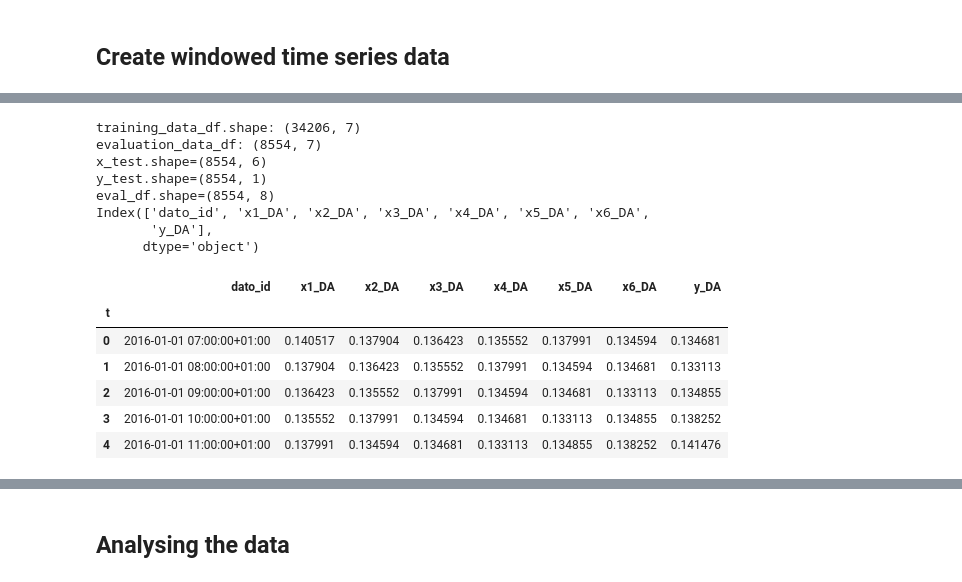
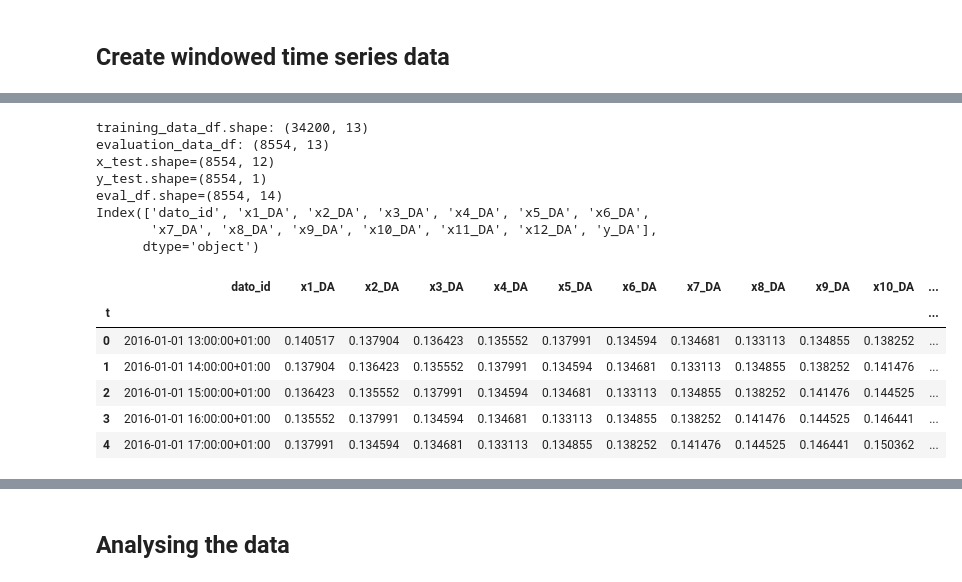
Before and after one commit to AndreasBordvik/FYS-STK4155-Prj3_report, a Jupyter notebook: code/LSTM_alternative/Time_series.ipynb, the cells around one changed output, grey strips where cells are left out. Drawn from its saved outputs; the diff is of its cells as text; code cells hidden in the pictures.

```diff
--- a/code/LSTM_alternative/Time_series.ipynb
+++ b/code/LSTM_alternative/Time_series.ipynb
@@ -232,43 +232,43 @@ evaluation_data_df: (8554, 7)
 # %%
 # Time series slicing parameters
-nbf_features = input_window = 6
+nbf_features = input_window = 12
 nbf_outputs = output_window = 1
 
 # Creating time series traing and evaluation (test) data besed on sliding window approach
 x_train, y_train, x_test, y_test, train_df, eval_df = create_time_series_data(training_df,
                                                                               forcast_sol_df,
                                                                               nbf_features,
                                                                               nbf_outputs,
                                                                               column_key="NO5_day_ahead_prices",
                                                                               column_suffix="DA",
                                                                               include_target_outputs=True)
 print(f"{x_test.shape=}")
 print(f"{y_test.shape=}")
 print(f"{eval_df.shape=}")
 print(eval_df.columns)
 
 # Displaying time series data
 train_df.index.name = "t"
 display(train_df.head())
 
 # Save the table.
 train_df.head().to_csv("time_series_data.csv")
 
 
 display(eval_df.head())
 # %% [output]
-training_data_df.shape: (34206, 7)
-evaluation_data_df: (8554, 7)
-x_test.shape=(8554, 6)
+training_data_df.shape: (34200, 13)
+evaluation_data_df: (8554, 13)
+x_test.shape=(8554, 12)
 y_test.shape=(8554, 1)
-eval_df.shape=(8554, 8)
+eval_df.shape=(8554, 14)
 Index(['dato_id', 'x1_DA', 'x2_DA', 'x3_DA', 'x4_DA', 'x5_DA', 'x6_DA',
-       'y_DA'],
+       'x7_DA', 'x8_DA', 'x9_DA', 'x10_DA', 'x11_DA', 'x12_DA', 'y_DA'],
       dtype='object')
-|  | dato_id | x1_DA | x2_DA | x3_DA | x4_DA | x5_DA | x6_DA | y_DA |
-| t |  |  |  |  |  |  |  |  |
-| 0 | 2016-01-01 07:00:00+01:00 | 0.140517 | 0.137904 | 0.136423 | 0.135552 | 0.137991 | 0.134594 | 0.134681 |
-| 1 | 2016-01-01 08:00:00+01:00 | 0.137904 | 0.136423 | 0.135552 | 0.137991 | 0.134594 | 0.134681 | 0.133113 |
-| 2 | 2016-01-01 09:00:00+01:00 | 0.136423 | 0.135552 | 0.137991 | 0.134594 | 0.134681 | 0.133113 | 0.134855 |
-| 3 | 2016-01-01 10:00:00+01:00 | 0.135552 | 0.137991 | 0.134594 | 0.134681 | 0.133113 | 0.134855 | 0.138252 |
-| 4 | 2016-01-01 11:00:00+01:00 | 0.137991 | 0.134594 | 0.134681 | 0.133113 | 0.134855 | 0.138252 | 0.141476 |
+|  | dato_id | x1_DA | x2_DA | x3_DA | x4_DA | x5_DA | x6_DA | x7_DA | x8_DA | x9_DA | x10_DA | ... |
+| t |  |  |  |  |  |  |  |  |  |  |  | ... |
+| 0 | 2016-01-01 13:00:00+01:00 | 0.140517 | 0.137904 | 0.136423 | 0.135552 | 0.137991 | 0.134594 | 0.134681 | 0.133113 | 0.134855 | 0.138252 | ... |
+| 1 | 2016-01-01 14:00:00+01:00 | 0.137904 | 0.136423 | 0.135552 | 0.137991 | 0.134594 | 0.134681 | 0.133113 | 0.134855 | 0.138252 | 0.141476 | ... |
+| 2 | 2016-01-01 15:00:00+01:00 | 0.136423 | 0.135552 | 0.137991 | 0.134594 | 0.134681 | 0.133113 | 0.134855 | 0.138252 | 0.141476 | 0.144525 | ... |
+| 3 | 2016-01-01 16:00:00+01:00 | 0.135552 | 0.137991 | 0.134594 | 0.134681 | 0.133113 | 0.134855 | 0.138252 | 0.141476 | 0.144525 | 0.146441 | ... |
+| 4 | 2016-01-01 17:00:00+01:00 | 0.137991 | 0.134594 | 0.134681 | 0.133113 | 0.134855 | 0.138252 | 0.141476 | 0.144525 | 0.146441 | 0.150362 | ... |
```
Also changed, not shown: parts of 14 cells of this notebook, 15 other files.
